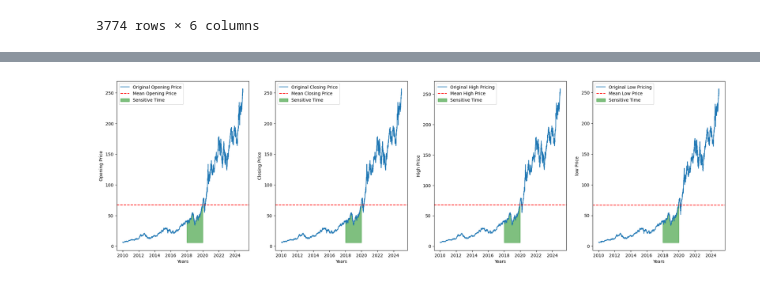
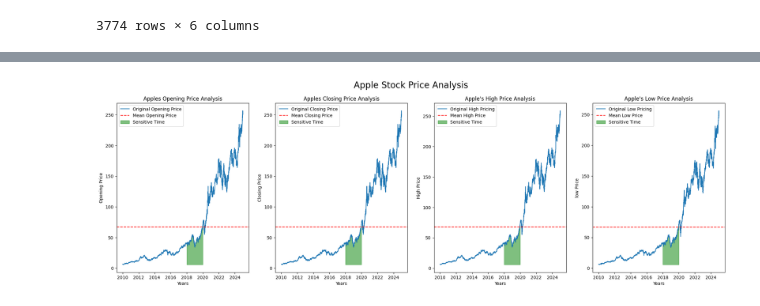
Before and after one commit to tanmaykumarchaki/AI-Driven-Market-Transformation-Analytics, a Jupyter notebook: ai-market-regime-shift-analysis/data_import.ipynb, the cells around one changed output, grey strips where cells are left out. Saved outputs shown, nothing was run; the diff lists cells and outputs as text; code cells hidden in the pictures.

```diff
--- a/ai-market-regime-shift-analysis/data_import.ipynb
+++ b/ai-market-regime-shift-analysis/data_import.ipynb
@@ -175,6 +175,7 @@ y_min_low = min(x_low)
 
 
 plt.figure(figsize=(25,7))
+plt.suptitle("Apple Stock Price Analysis", fontsize = 20 )
 
 plt.subplot(1,4,1)
 plt.plot(y_apple, x_open, label = "Original Opening Price")
@@ -188,6 +189,7 @@ plt.fill_between(
     label = "Sensitive Time"
 
 )
+plt.title("Apples Opening Price Analysis")
 plt.xlabel('Years')
 plt.ylabel("Opening Price")
 plt.legend()
@@ -204,6 +206,7 @@ plt.fill_between(
     alpha = 0.5,
     label = 'Sensitive Time'
 )
+plt.title("Apples Closing Price Analysis")
 plt.xlabel('Years')
 plt.ylabel("Closing Price")
 plt.legend()
@@ -212,31 +215,33 @@ plt.subplot(1,4,3)
 plt.plot(y_apple,x_high, label = "Original High Pricing" )
 plt.axhline(x_high_mean, color = 'r', linestyle = '--', label = "Mean High Price")
 plt.fill_between(
     y_apple, x_high,
     y_min_high,
     where= mask_apple,
     color='g',
     alpha = 0.5,
     label = 'Sensitive Time'
 )
+plt.title("Apple's High Price Analysis")
 plt.xlabel('Years')
 plt.ylabel("High Price")
 plt.legend()
 
 plt.subplot(1,4,4)
 plt.plot(y_apple, x_low, label="Original Low Pricing")
 plt.axhline(x_low_mean, color = 'r', linestyle = '--', label = "Mean Low Price")
 plt.fill_between(
     y_apple,x_low,
     y_min_low,
     where = mask_apple,
     color ='g',
     alpha = 0.5,
     label = 'Sensitive Time'
 )
+plt.title("Apple's Low Price Analysis")
 plt.xlabel('Years')
 plt.ylabel("low Price")
 plt.legend()
 plt.show()
 # %% [output]
-[figure, old version]
+[figure, new version]
```
